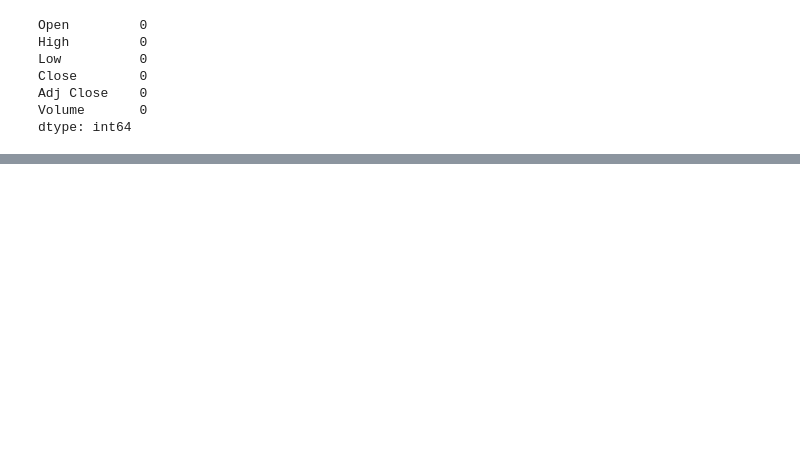
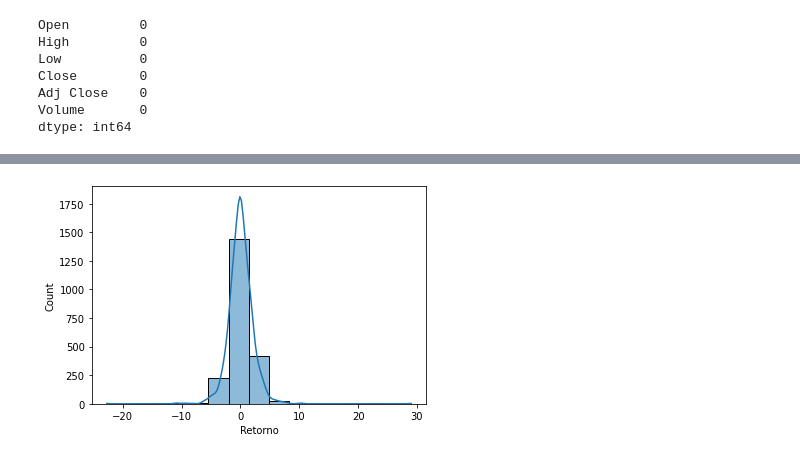
Before and after one commit to Prog-LucasAlves/Analise_Exploratoria_Dados, a Jupyter notebook: AED_04_Ações_B3/acoes.ipynb, the cells around one changed output, grey strips where cells are left out. Cells and saved outputs as stored; diff of their text form; code cells hidden in the pictures; blank space fills up the shorter version.

```diff
--- a/AED_04_Ações_B3/acoes.ipynb
+++ b/AED_04_Ações_B3/acoes.ipynb
@@ -124,0 +151,4 @@ dtype: int64
+# %%
+# Criando a variável de retorno
+df['Retorno'] = round(df['Adj Close'].pct_change() * 100, 2)
+df.head()
@@ -124,0 +177,6 @@ dtype: int64
+# %%
+# Histograma da variável
+sns.histplot(df['Retorno'], bins=15, kde=True)
+plt.show()
+# %% [output]
+[figure, added]
```
Also changed, not shown: parts of 26 cells of this notebook.
